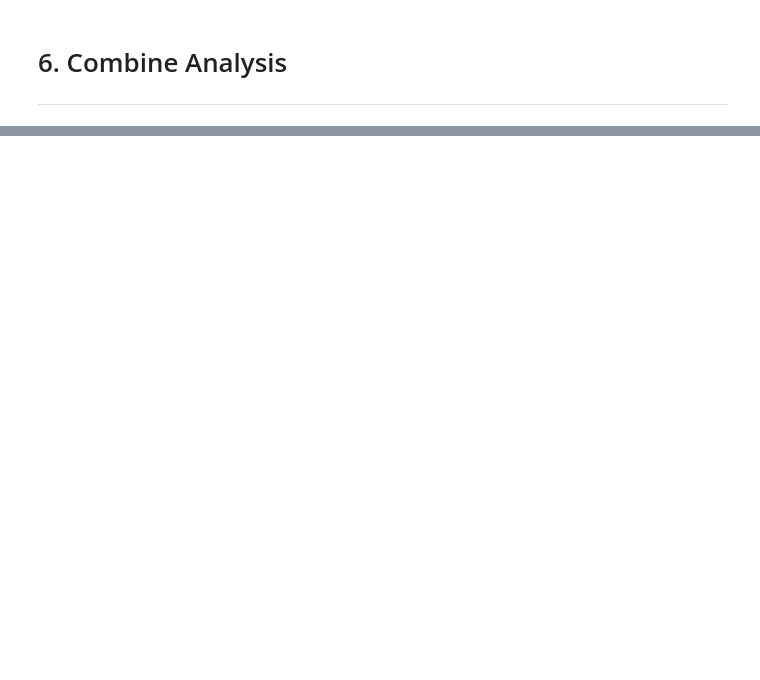
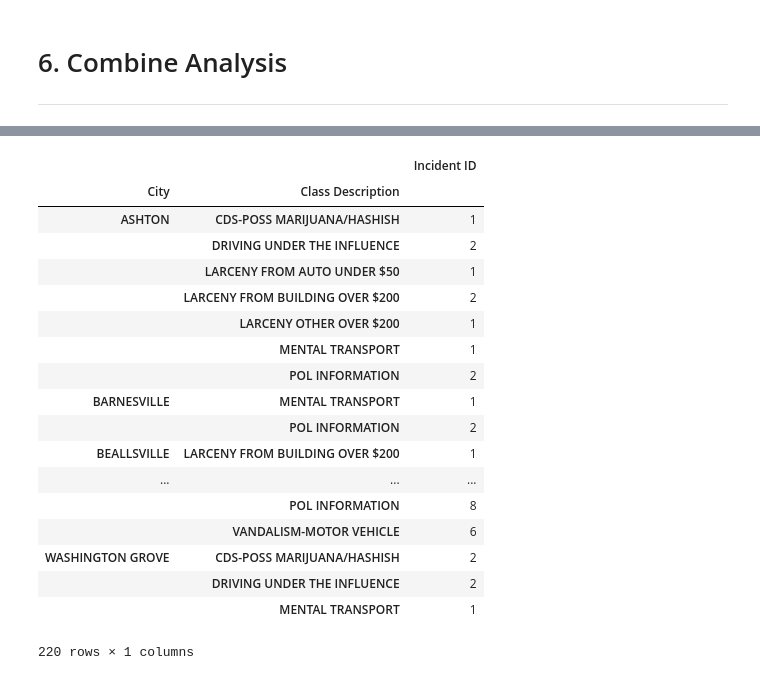
Before and after one commit to abugim/Minority-Report, a Jupyter notebook: Descrição Dataset.ipynb, the cells around one changed output, grey strips where cells are left out. Drawn from its saved outputs; the diff is of its cells as text; code cells hidden in the pictures; blank space fills up the shorter version.

```diff
--- a/Descrição Dataset.ipynb
+++ b/Descrição Dataset.ipynb
@@ -316,0 +522,22 @@ Analyzing by city we can say that Silver Spring has the most crimes by far, whil
+# %%
+mcnvc_df[['City', 'Class Description', 'Incident ID']].groupby(['City', 'Class Description']).count()
+# %% [output]
+|  |  | Incident ID |
+| City | Class Description |  |
+| ASHTON | CDS-POSS MARIJUANA/HASHISH | 1 |
+|  | DRIVING UNDER THE INFLUENCE | 2 |
+|  | LARCENY FROM AUTO UNDER $50 | 1 |
+|  | LARCENY FROM BUILDING OVER $200 | 2 |
+|  | LARCENY OTHER OVER $200 | 1 |
+|  | MENTAL TRANSPORT | 1 |
+|  | POL INFORMATION | 2 |
+| BARNESVILLE | MENTAL TRANSPORT | 1 |
+|  | POL INFORMATION | 2 |
+| BEALLSVILLE | LARCENY FROM BUILDING OVER $200 | 1 |
+| ... | ... | ... |
+|  | POL INFORMATION | 8 |
+|  | VANDALISM-MOTOR VEHICLE | 6 |
+| WASHINGTON GROVE | CDS-POSS MARIJUANA/HASHISH | 2 |
+|  | DRIVING UNDER THE INFLUENCE | 2 |
+|  | MENTAL TRANSPORT | 1 |
+220 rows × 1 columns
```
Also changed, not shown: parts of 23 cells of this notebook.
